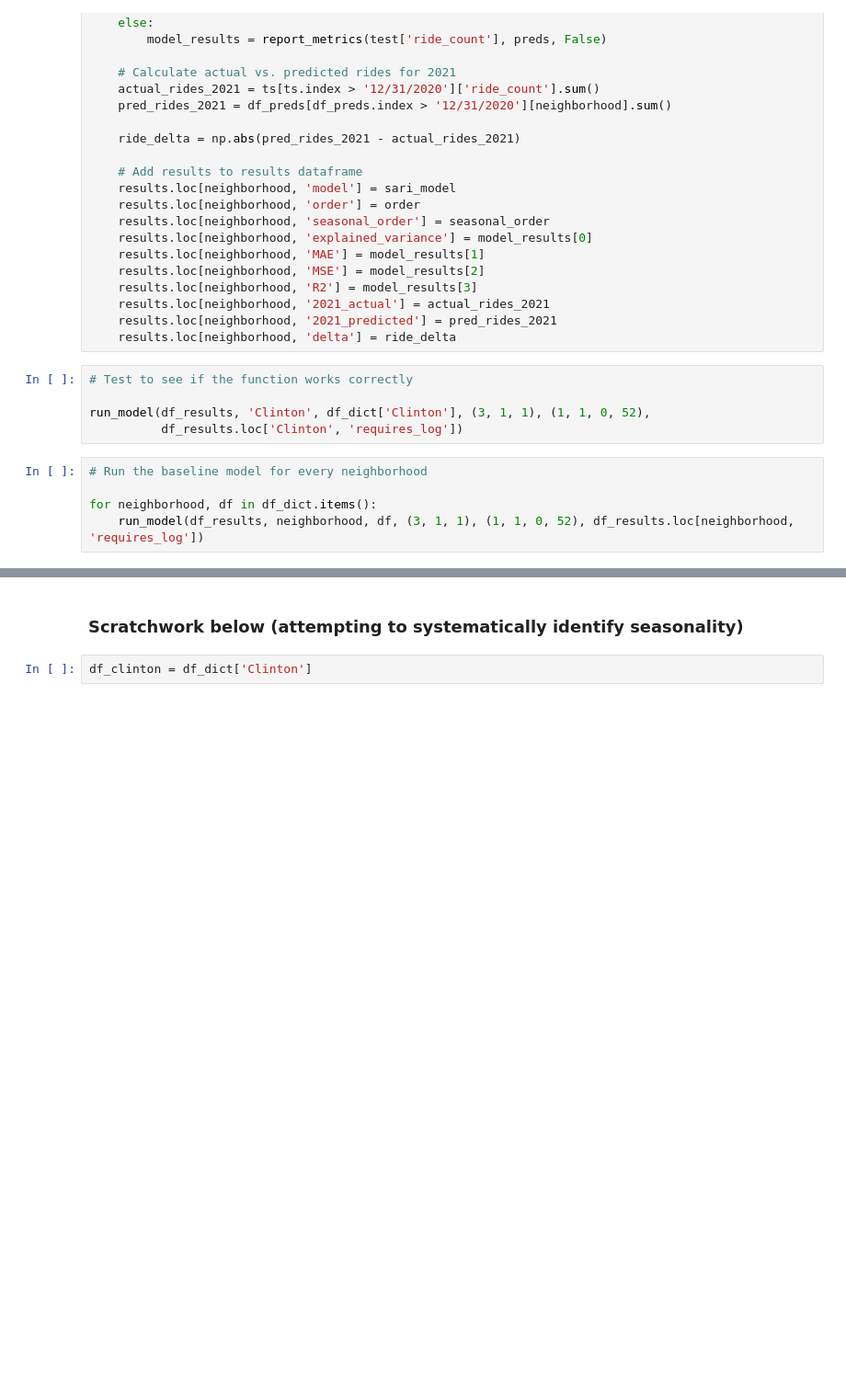
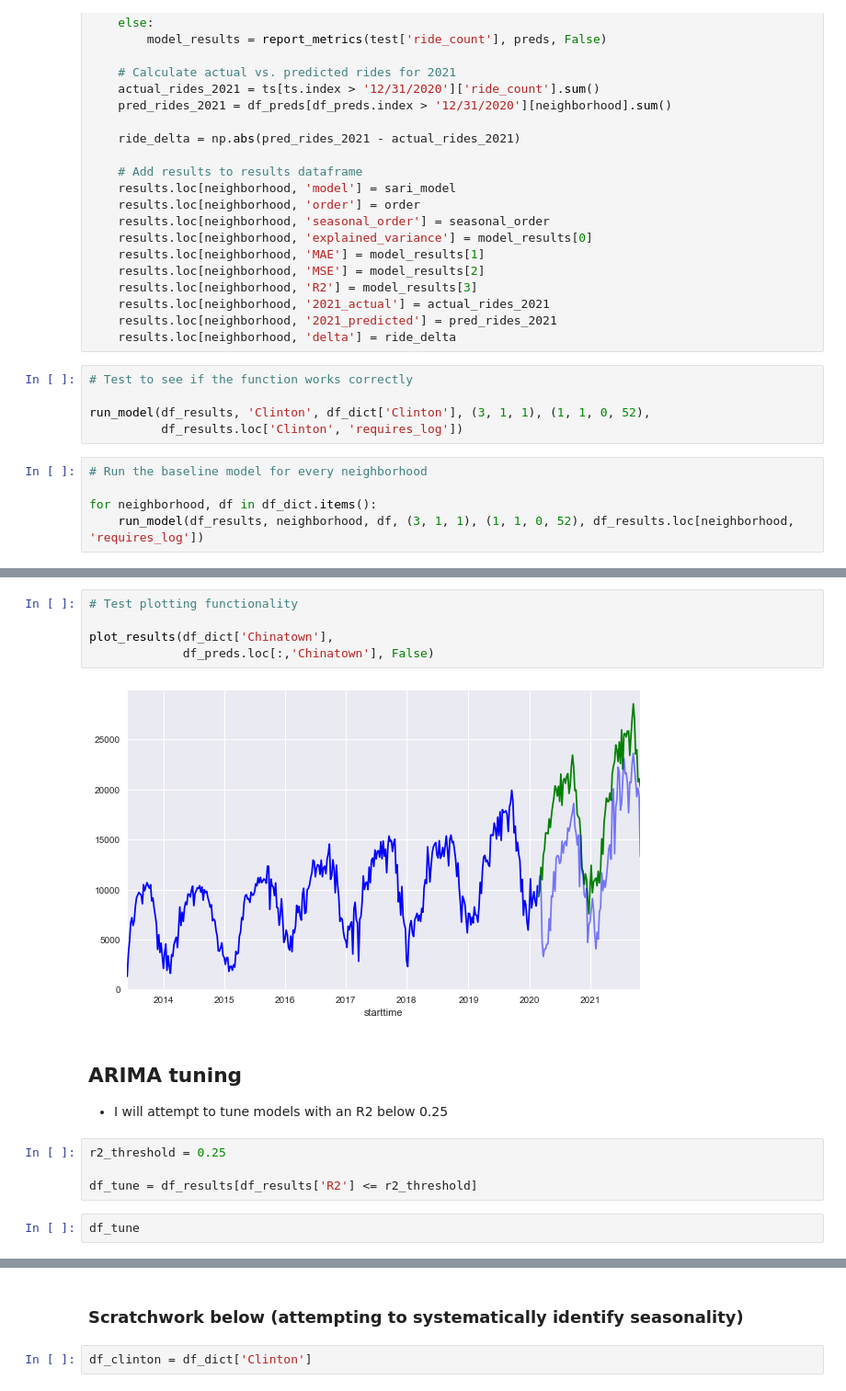
Before and after one commit to marvelje/citibike_ridership_project, a Jupyter notebook: citibike_arima_neighborhood.ipynb, the cells around one changed output, grey strips where cells are left out. Shown: that part at 92% size. Cells and saved outputs as stored; diff of their text form; blank space fills up the shorter version.

Commit message:
first neighborhood tuning

```diff
--- a/citibike_arima_neighborhood.ipynb
+++ b/citibike_arima_neighborhood.ipynb
@@ -207,3 +207,20 @@ df_results
 | East Harlem South | <statsmodels.tsa.statespace.sarim... | (3, 1, 1) | (1, 1, 0, 52) | 0.727247 | 1041.72 | 1239.53 | 0.636699 | 268579 | ... |
 | Morningside Heights | <statsmodels.tsa.statespace.sarim... | (3, 1, 1) | (1, 1, 0, 52) | 0.666065 | 820.598 | 1022.54 | 0.659693 | 228328 | ... |
 | Prospect Heights | <statsmodels.tsa.statespace.sarim... | (3, 1, 1) | (1, 1, 0, 52) | -0.465585 | 1548.7 | 2135.24 | -1.68934 | 95803 | ... |
+# %%
+# Test plotting functionality
+
+plot_results(df_dict['Chinatown'],
+             df_preds.loc[:,'Chinatown'], False)
+# %% [output]
+[figure, added]
+# %% [markdown]
+## ARIMA tuning
+
+- I will attempt to tune models with an R2 below 0.25
+# %%
+r2_threshold = 0.25
+
+df_tune = df_results[df_results['R2'] <= r2_threshold]
+# %%
+df_tune
```
Also changed, not shown: parts of 4 cells of this notebook.
